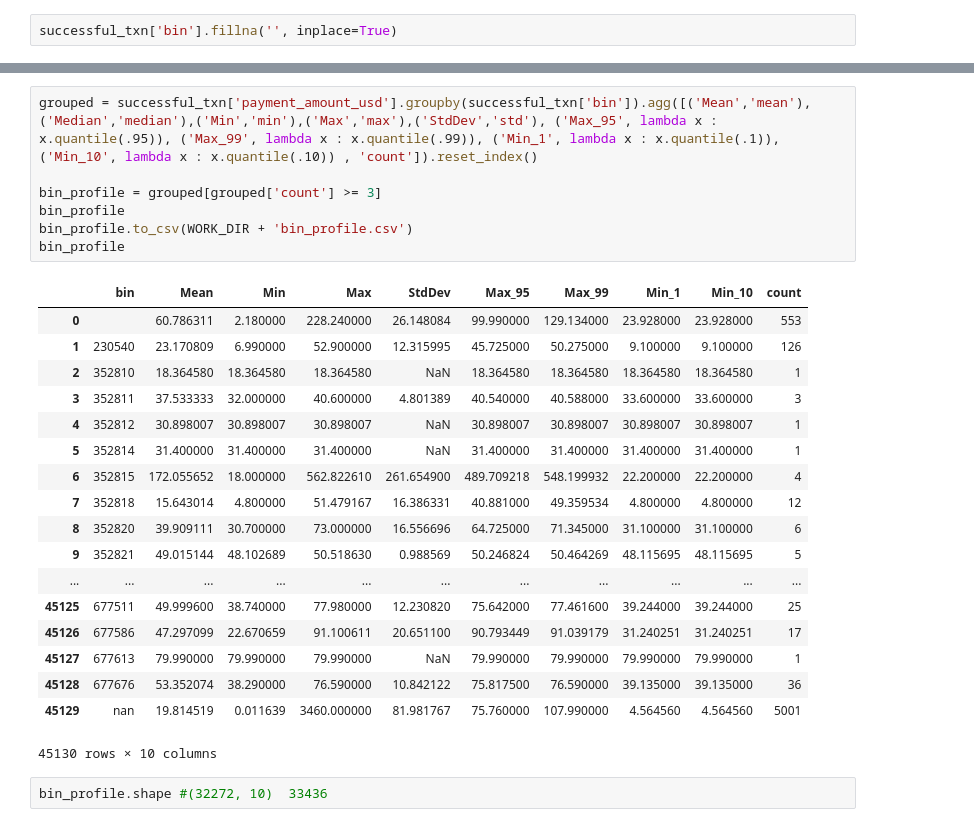
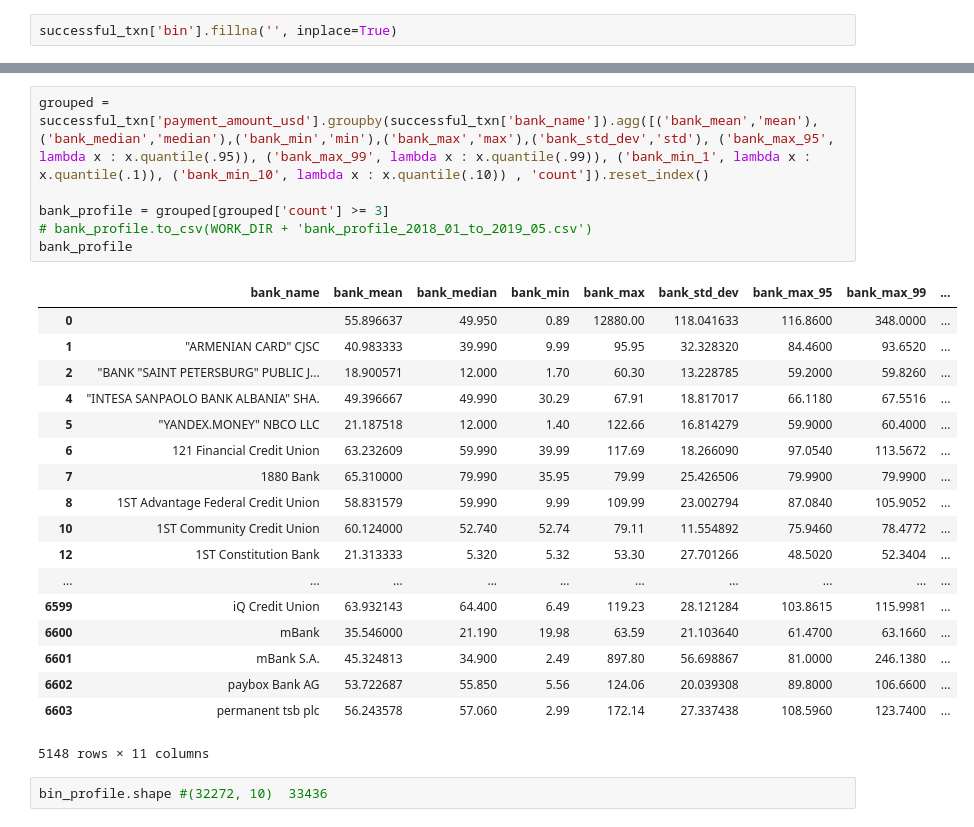
Before and after one commit to songyunlu/ml_training_tool, a Jupyter notebook: best_retry_data_processing_tool.ipynb, the cells around one changed output, grey strips where cells are left out. Saved outputs shown, nothing was run; the diff lists cells and outputs as text.

```diff
--- a/best_retry_data_processing_tool.ipynb
+++ b/best_retry_data_processing_tool.ipynb
@@ -985,29 +462,28 @@ bin_profile
 # %%
-grouped = successful_txn['payment_amount_usd'].groupby(successful_txn['bin']).agg([('Mean','mean'), ('Median','median'),('Min','min'),('Max','max'),('StdDev','std'), ('Max_95', lambda x : x.quantile(.95)), ('Max_99', lambda x : x.quantile(.99)), ('Min_1', lambda x : x.quantile(.1)), ('Min_10', lambda x : x.quantile(.10)) , 'count']).reset_index()
+grouped = successful_txn['payment_amount_usd'].groupby(successful_txn['bank_name']).agg([('bank_mean','mean'), ('bank_median','median'),('bank_min','min'),('bank_max','max'),('bank_std_dev','std'), ('bank_max_95', lambda x : x.quantile(.95)), ('bank_max_99', lambda x : x.quantile(.99)), ('bank_min_1', lambda x : x.quantile(.1)), ('bank_min_10', lambda x : x.quantile(.10)) , 'count']).reset_index()
 
-bin_profile = grouped[grouped['count'] >= 3]
-bin_profile
-bin_profile.to_csv(WORK_DIR + 'bin_profile.csv')
-bin_profile
+bank_profile = grouped[grouped['count'] >= 3]
+# bank_profile.to_csv(WORK_DIR + 'bank_profile_2018_01_to_2019_05.csv')
+bank_profile
 # %% [output]
-|  | bin | Mean | Min | Max | StdDev | Max_95 | Max_99 | Min_1 | Min_10 | count |
-| 0 |  | 60.786311 | 2.180000 | 228.240000 | 26.148084 | 99.990000 | 129.134000 | 23.928000 | 23.928000 | 553 |
-| 1 | 230540 | 23.170809 | 6.990000 | 52.900000 | 12.315995 | 45.725000 | 50.275000 | 9.100000 | 9.100000 | 126 |
-| 2 | 352810 | 18.364580 | 18.364580 | 18.364580 | NaN | 18.364580 | 18.364580 | 18.364580 | 18.364580 | 1 |
-| 3 | 352811 | 37.533333 | 32.000000 | 40.600000 | 4.801389 | 40.540000 | 40.588000 | 33.600000 | 33.600000 | 3 |
-| 4 | 352812 | 30.898007 | 30.898007 | 30.898007 | NaN | 30.898007 | 30.898007 | 30.898007 | 30.898007 | 1 |
-| 5 | 352814 | 31.400000 | 31.400000 | 31.400000 | NaN | 31.400000 | 31.400000 | 31.400000 | 31.400000 | 1 |
-| 6 | 352815 | 172.055652 | 18.000000 | 562.822610 | 261.654900 | 489.709218 | 548.199932 | 22.200000 | 22.200000 | 4 |
-| 7 | 352818 | 15.643014 | 4.800000 | 51.479167 | 16.386331 | 40.881000 | 49.359534 | 4.800000 | 4.800000 | 12 |
-| 8 | 352820 | 39.909111 | 30.700000 | 73.000000 | 16.556696 | 64.725000 | 71.345000 | 31.100000 | 31.100000 | 6 |
-| 9 | 352821 | 49.015144 | 48.102689 | 50.518630 | 0.988569 | 50.246824 | 50.464269 | 48.115695 | 48.115695 | 5 |
-| ... | ... | ... | ... | ... | ... | ... | ... | ... | ... | ... |
-| 45125 | 677511 | 49.999600 | 38.740000 | 77.980000 | 12.230820 | 75.642000 | 77.461600 | 39.244000 | 39.244000 | 25 |
-| 45126 | 677586 | 47.297099 | 22.670659 | 91.100611 | 20.651100 | 90.793449 | 91.039179 | 31.240251 | 31.240251 | 17 |
-| 45127 | 677613 | 79.990000 | 79.990000 | 79.990000 | NaN | 79.990000 | 79.990000 | 79.990000 | 79.990000 | 1 |
-| 45128 | 677676 | 53.352074 | 38.290000 | 76.590000 | 10.842122 | 75.817500 | 76.590000 | 39.135000 | 39.135000 | 36 |
-| 45129 | nan | 19.814519 | 0.011639 | 3460.000000 | 81.981767 | 75.760000 | 107.990000 | 4.564560 | 4.564560 | 5001 |
+|  | bank_name | bank_mean | bank_median | bank_min | bank_max | bank_std_dev | bank_max_95 | bank_max_99 | ... |
+| 0 |  | 55.896637 | 49.950 | 0.89 | 12880.00 | 118.041633 | 116.8600 | 348.0000 | ... |
+| 1 | "ARMENIAN CARD" CJSC | 40.983333 | 39.990 | 9.99 | 95.95 | 32.328320 | 84.4600 | 93.6520 | ... |
+| 2 | "BANK "SAINT PETERSBURG" PUBLIC J... | 18.900571 | 12.000 | 1.70 | 60.30 | 13.228785 | 59.2000 | 59.8260 | ... |
+| 4 | "INTESA SANPAOLO BANK ALBANIA" SHA. | 49.396667 | 49.990 | 30.29 | 67.91 | 18.817017 | 66.1180 | 67.5516 | ... |
+| 5 | "YANDEX.MONEY" NBCO LLC | 21.187518 | 12.000 | 1.40 | 122.66 | 16.814279 | 59.9000 | 60.4000 | ... |
+| 6 | 121 Financial Credit Union | 63.232609 | 59.990 | 39.99 | 117.69 | 18.266090 | 97.0540 | 113.5672 | ... |
+| 7 | 1880 Bank | 65.310000 | 79.990 | 35.95 | 79.99 | 25.426506 | 79.9900 | 79.9900 | ... |
+| 8 | 1ST Advantage Federal Credit Union | 58.831579 | 59.990 | 9.99 | 109.99 | 23.002794 | 87.0840 | 105.9052 | ... |
+| 10 | 1ST Community Credit Union | 60.124000 | 52.740 | 52.74 | 79.11 | 11.554892 | 75.9460 | 78.4772 | ... |
+| 12 | 1ST Constitution Bank | 21.313333 | 5.320 | 5.32 | 53.30 | 27.701266 | 48.5020 | 52.3404 | ... |
+| ... | ... | ... | ... | ... | ... | ... | ... | ... | ... |
+| 6599 | iQ Credit Union | 63.932143 | 64.400 | 6.49 | 119.23 | 28.121284 | 103.8615 | 115.9981 | ... |
+| 6600 | mBank | 35.546000 | 21.190 | 19.98 | 63.59 | 21.103640 | 61.4700 | 63.1660 | ... |
+| 6601 | mBank S.A. | 45.324813 | 34.900 | 2.49 | 897.80 | 56.698867 | 81.0000 | 246.1380 | ... |
+| 6602 | paybox Bank AG | 53.722687 | 55.850 | 5.56 | 124.06 | 20.039308 | 89.8000 | 106.6600 | ... |
+| 6603 | permanent tsb plc | 56.243578 | 57.060 | 2.99 | 172.14 | 27.337438 | 108.5960 | 123.7400 | ... |
-45130 rows × 10 columns
+5148 rows × 11 columns
 # %%
 bin_profile.shape #(32272, 10)  33436
 # %% [output]
```
Also changed, not shown: parts of 162 cells of this notebook, 2 other files.
